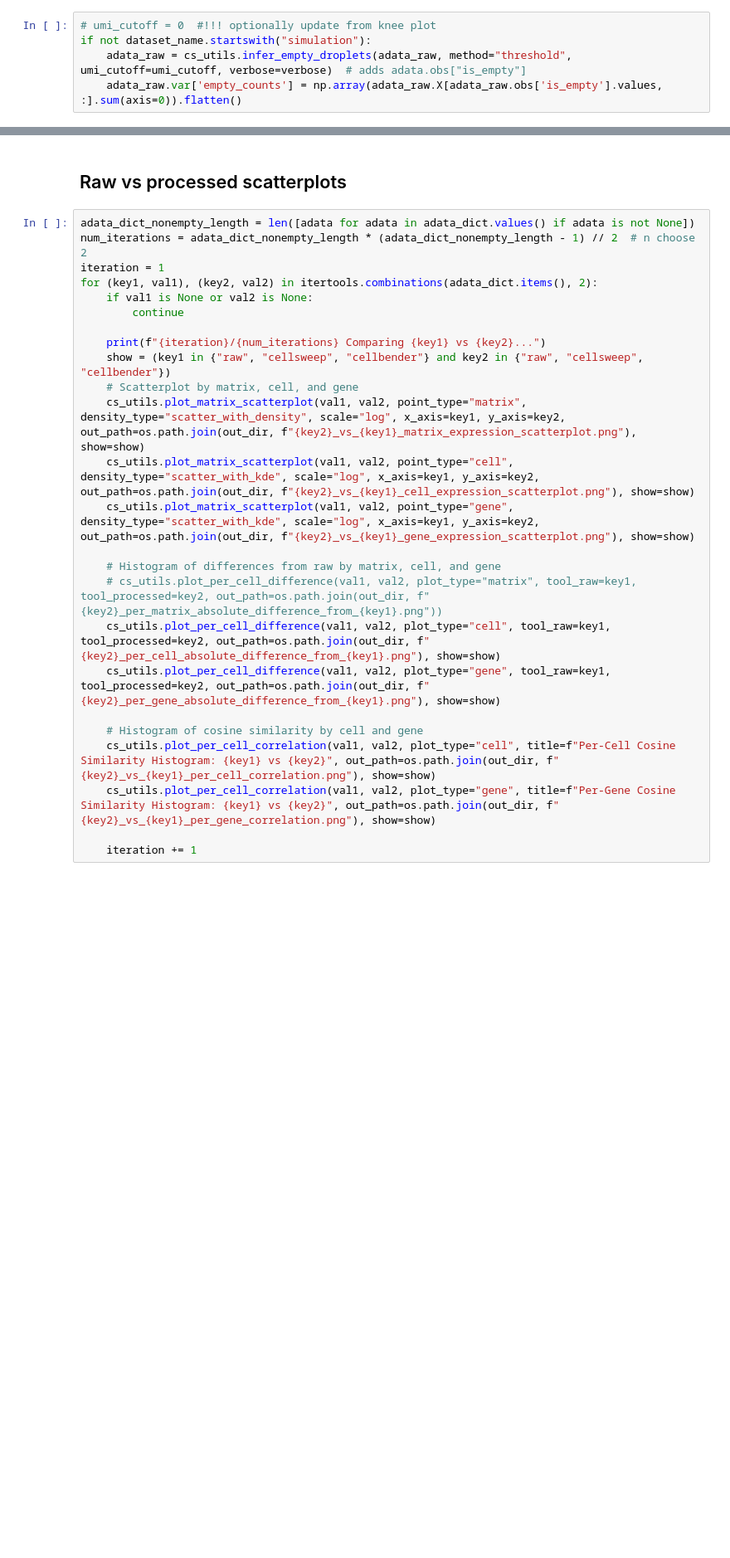
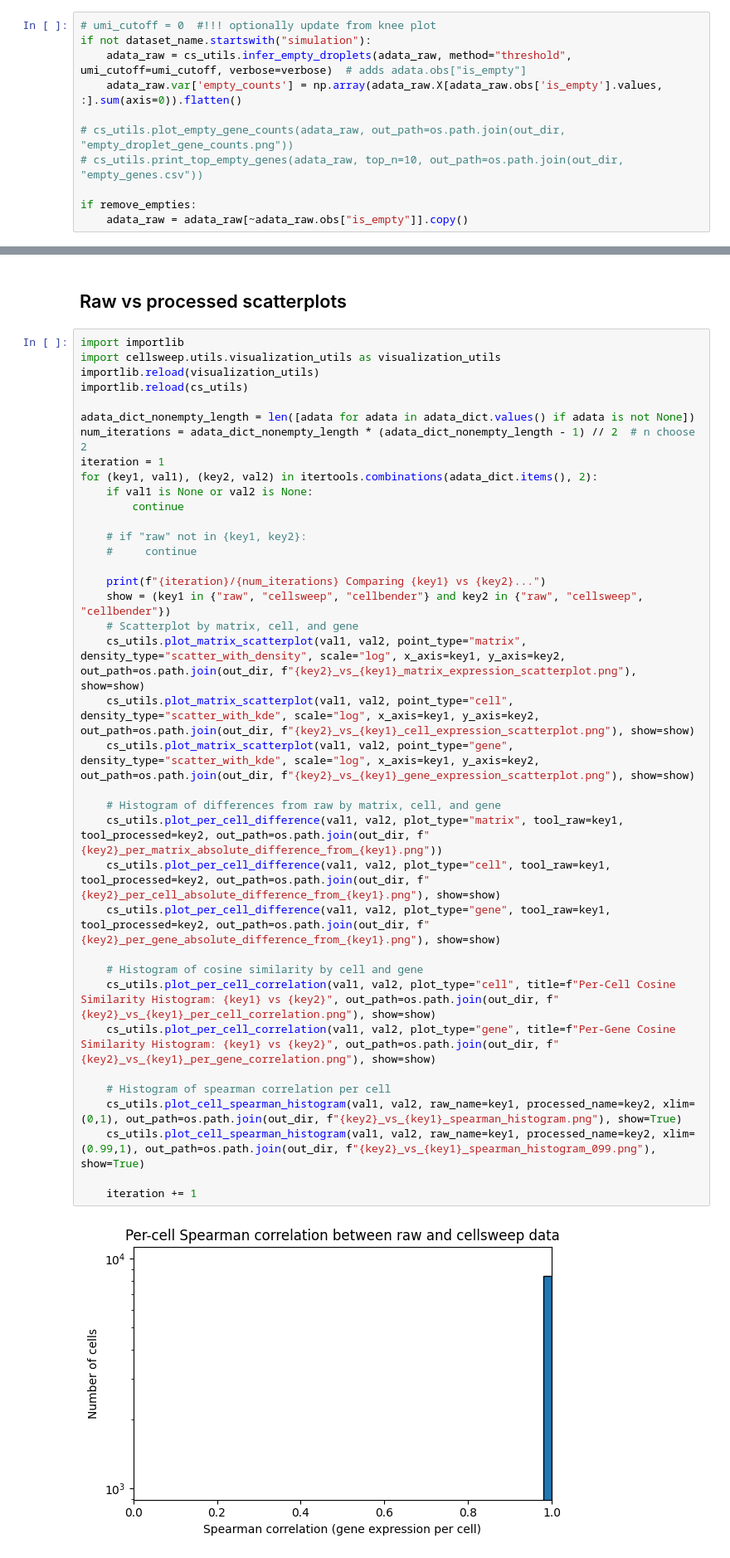
Before and after one commit to pachterlab/cellsweep, a Jupyter notebook: notebooks/benchmarking.ipynb, the cells around one changed output, grey strips where cells are left out. Shown at 83% size. Drawn from its saved outputs; the diff is of its cells as text; blank space fills up the shorter version.

```diff
--- a/notebooks/benchmarking.ipynb
+++ b/notebooks/benchmarking.ipynb
@@ -287,6 +284,12 @@ UMI cutoff for expected cells (12820): 3084.00
 if not dataset_name.startswith("simulation"):
     adata_raw = cs_utils.infer_empty_droplets(adata_raw, method="threshold", umi_cutoff=umi_cutoff, verbose=verbose)  # adds adata.obs["is_empty"]
     adata_raw.var['empty_counts'] = np.array(adata_raw.X[adata_raw.obs['is_empty'].values, :].sum(axis=0)).flatten()
+
+# cs_utils.plot_empty_gene_counts(adata_raw, out_path=os.path.join(out_dir, "empty_droplet_gene_counts.png"))
+# cs_utils.print_top_empty_genes(adata_raw, top_n=10, out_path=os.path.join(out_dir, "empty_genes.csv"))
+
+if remove_empties:
+    adata_raw = adata_raw[~adata_raw.obs["is_empty"]].copy()
 # %%
 if (dataset_name == "hgmm_12k" or dataset_name == "ATAC_hgmm_10k"): #and 'celltype' not in adata_raw.obs:
     if dataset_name == "ATAC_hgmm_10k":
@@ -771,27 +759,41 @@ For example, when doing 'df[col].method(value, inplace=True)', try using 'df.met
 # %% [markdown]
 ## Raw vs processed scatterplots
 # %%
+import importlib
+import cellsweep.utils.visualization_utils as visualization_utils
+importlib.reload(visualization_utils)
+importlib.reload(cs_utils)
+
 adata_dict_nonempty_length = len([adata for adata in adata_dict.values() if adata is not None])
 num_iterations = adata_dict_nonempty_length * (adata_dict_nonempty_length - 1) // 2  # n choose 2
 iteration = 1
 for (key1, val1), (key2, val2) in itertools.combinations(adata_dict.items(), 2):
     if val1 is None or val2 is None:
         continue
+
+    # if "raw" not in {key1, key2}:
+    #     continue
 
     print(f"{iteration}/{num_iterations} Comparing {key1} vs {key2}...")
     show = (key1 in {"raw", "cellsweep", "cellbender"} and key2 in {"raw", "cellsweep", "cellbender"})
     # Scatterplot by matrix, cell, and gene
     cs_utils.plot_matrix_scatterplot(val1, val2, point_type="matrix", density_type="scatter_with_density", scale="log", x_axis=key1, y_axis=key2, out_path=os.path.join(out_dir, f"{key2}_vs_{key1}_matrix_expression_scatterplot.png"), show=show)
     cs_utils.plot_matrix_scatterplot(val1, val2, point_type="cell", density_type="scatter_with_kde", scale="log", x_axis=key1, y_axis=key2, out_path=os.path.join(out_dir, f"{key2}_vs_{key1}_cell_expression_scatterplot.png"), show=show)
     cs_utils.plot_matrix_scatterplot(val1, val2, point_type="gene", density_type="scatter_with_kde", scale="log", x_axis=key1, y_axis=key2, out_path=os.path.join(out_dir, f"{key2}_vs_{key1}_gene_expression_scatterplot.png"), show=show)
 
     # Histogram of differences from raw by matrix, cell, and gene
-    # cs_utils.plot_per_cell_difference(val1, val2, plot_type="matrix", tool_raw=key1, tool_processed=key2, out_path=os.path.join(out_dir, f"{key2}_per_matrix_absolute_difference_from_{key1}.png"))
+    cs_utils.plot_per_cell_difference(val1, val2, plot_type="matrix", tool_raw=key1, tool_processed=key2, out_path=os.path.join(out_dir, f"{key2}_per_matrix_absolute_difference_from_{key1}.png"))
     cs_utils.plot_per_cell_difference(val1, val2, plot_type="cell", tool_raw=key1, tool_processed=key2, out_path=os.path.join(out_dir, f"{key2}_per_cell_absolute_difference_from_{key1}.png"), show=show)
     cs_utils.plot_per_cell_difference(val1, val2, plot_type="gene", tool_raw=key1, tool_processed=key2, out_path=os.path.join(out_dir, f"{key2}_per_gene_absolute_difference_from_{key1}.png"), show=show)
 
     # Histogram of cosine similarity by cell and gene
     cs_utils.plot_per_cell_correlation(val1, val2, plot_type="cell", title=f"Per-Cell Cosine Similarity Histogram: {key1} vs {key2}", out_path=os.path.join(out_dir, f"{key2}_vs_{key1}_per_cell_correlation.png"), show=show)
     cs_utils.plot_per_cell_correlation(val1, val2, plot_type="gene", title=f"Per-Gene Cosine Similarity Histogram: {key1} vs {key2}", out_path=os.path.join(out_dir, f"{key2}_vs_{key1}_per_gene_correlation.png"), show=show)
 
+    # Histogram of spearman correlation per cell
+    cs_utils.plot_cell_spearman_histogram(val1, val2, raw_name=key1, processed_name=key2, xlim=(0,1), out_path=os.path.join(out_dir, f"{key2}_vs_{key1}_spearman_histogram.png"), show=True)
+    cs_utils.plot_cell_spearman_histogram(val1, val2, raw_name=key1, processed_name=key2, xlim=(0.99,1), out_path=os.path.join(out_dir, f"{key2}_vs_{key1}_spearman_histogram_099.png"), show=True)
+
     iteration += 1
+# %% [output]
+[figure, added]
```
Also changed, not shown: parts of 29 cells of this notebook, 14 other files.
